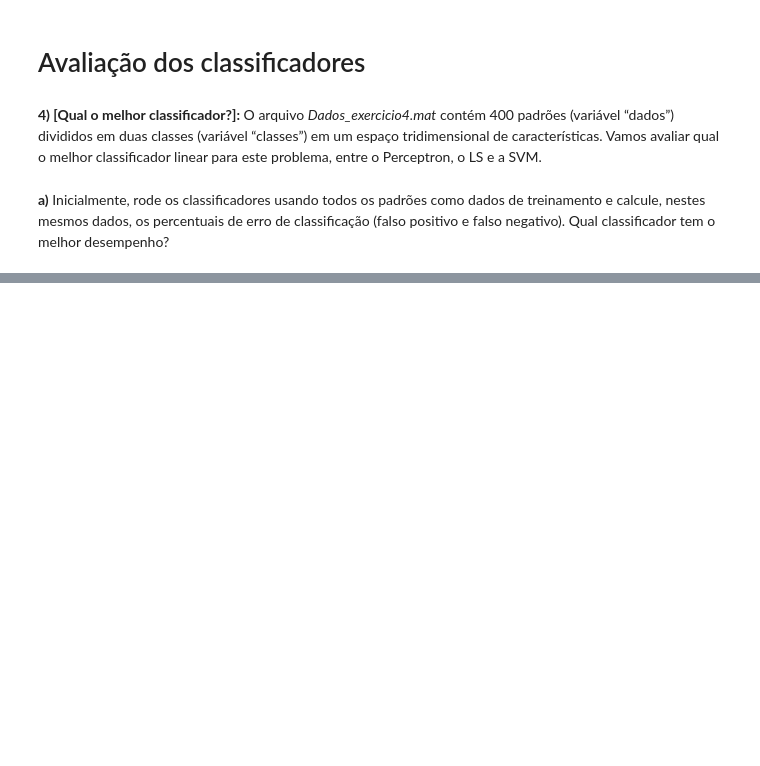
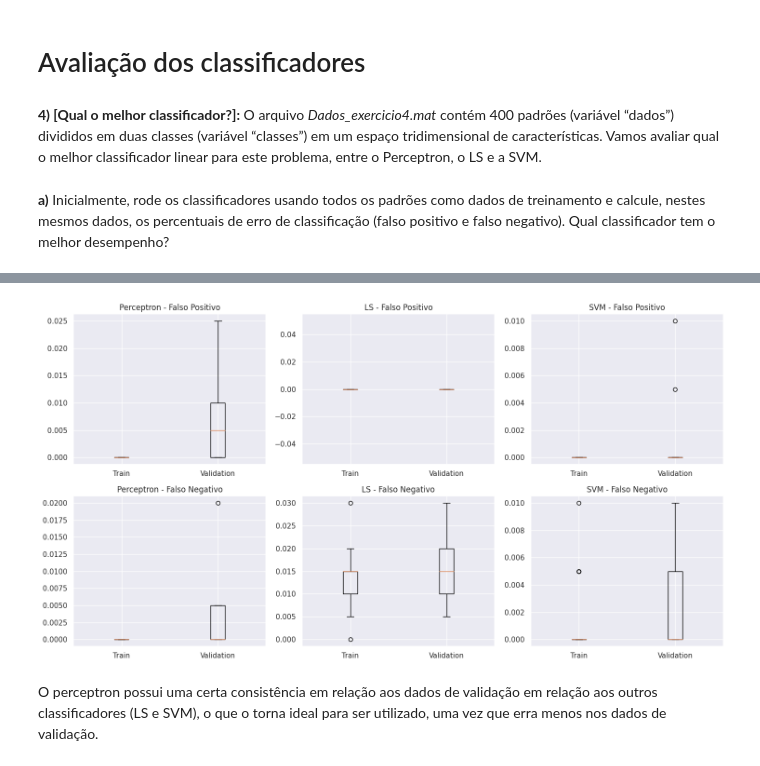
Before and after one commit to gsfreitas/engenharia-medica, a Jupyter notebook: atividade_pratica_8.ipynb, the cells around one changed output, grey strips where cells are left out. Cells and saved outputs as stored; diff of their text form; code cells hidden in the pictures; blank space fills up the shorter version.

```diff
--- a/atividade_pratica_8.ipynb
+++ b/atividade_pratica_8.ipynb
@@ -529,0 +630,11 @@ e4_class_2 = dados_4[:, mask_4==1]
+# %%
+# Defina o número de repetições (10 no seu caso)
+num_repeticoes = 10
+# %%
+# Inicialize as listas para armazenar os resultados
+fp_perceptron_train, fn_perceptron_train, fp_perceptron_val, fn_perceptron_val = [], [], [], []
+fp_ls_train, fn_ls_train, fp_ls_val, fn_ls_val = [], [], [], []
+fp_svm_train, fn_svm_train, fp_svm_val, fn_svm_val = [], [], [], []
+# %%
+# Defina a estratégia de validação cruzada 2-fold
+kf = StratifiedKFold(n_splits=2, shuffle=True)
@@ -529,0 +681,29 @@ e4_class_2 = dados_4[:, mask_4==1]
+# %%
+# Organize os resultados em listas de listas
+fp_train_results = [fp_perceptron_train, fp_ls_train, fp_svm_train]
+fn_train_results = [fn_perceptron_train, fn_ls_train, fn_svm_train]
+
+fp_val_results = [fp_perceptron_val, fp_ls_val, fp_svm_val]
+fn_val_results = [fn_perceptron_val, fn_ls_val, fn_svm_val]
+
+# Nomes dos modelos
+model_names = ['Perceptron', 'LS', 'SVM']
+# %%
+# Crie subplots para FP e FN de treinamento
+fig, axes = plt.subplots(nrows=2, ncols=3, figsize=(15, 8))
+
+for i, model_name in enumerate(model_names):
+    # Boxplots de Falso Positivo (Treinamento)
+    axes[0, i].boxplot([fp_train_results[i], fp_val_results[i]], labels=['Train', 'Validation'])
+    axes[0, i].set_title(f'{model_name} - Falso Positivo')
+
+    # Boxplots de Falso Negativo (Treinamento)
+    axes[1, i].boxplot([fn_train_results[i], fn_val_results[i]], labels=['Train', 'Validation'])
+    axes[1, i].set_title(f'{model_name} - Falso Negativo')
+
+plt.tight_layout()
+plt.show()
+# %% [output]
+[figure, added]
+# %% [markdown]
+O perceptron possui uma certa consistência em relação aos dados de validação em relação aos outros classificadores (LS e SVM), o que o torna ideal para ser utilizado, uma vez que erra menos nos dados de validação.
```
Also changed, not shown: parts of 12 cells of this notebook.
